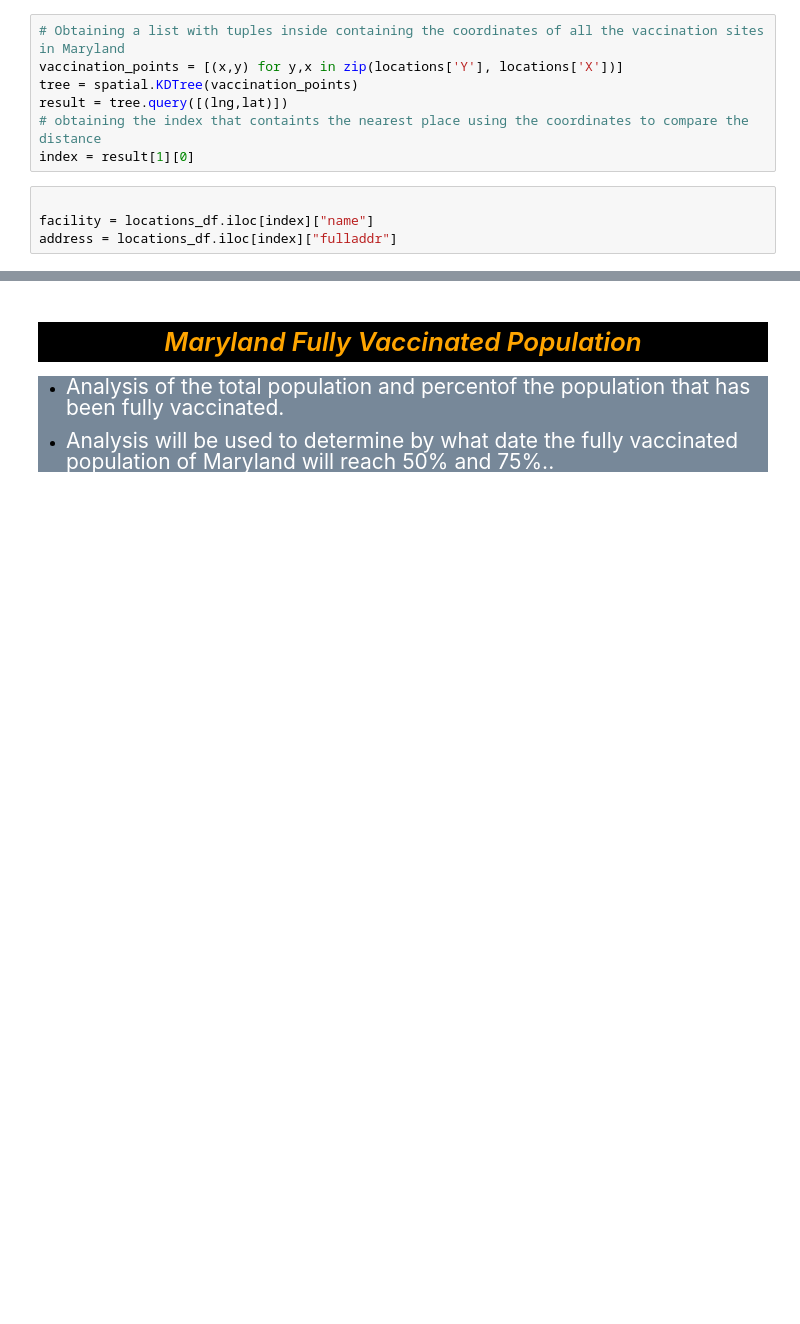
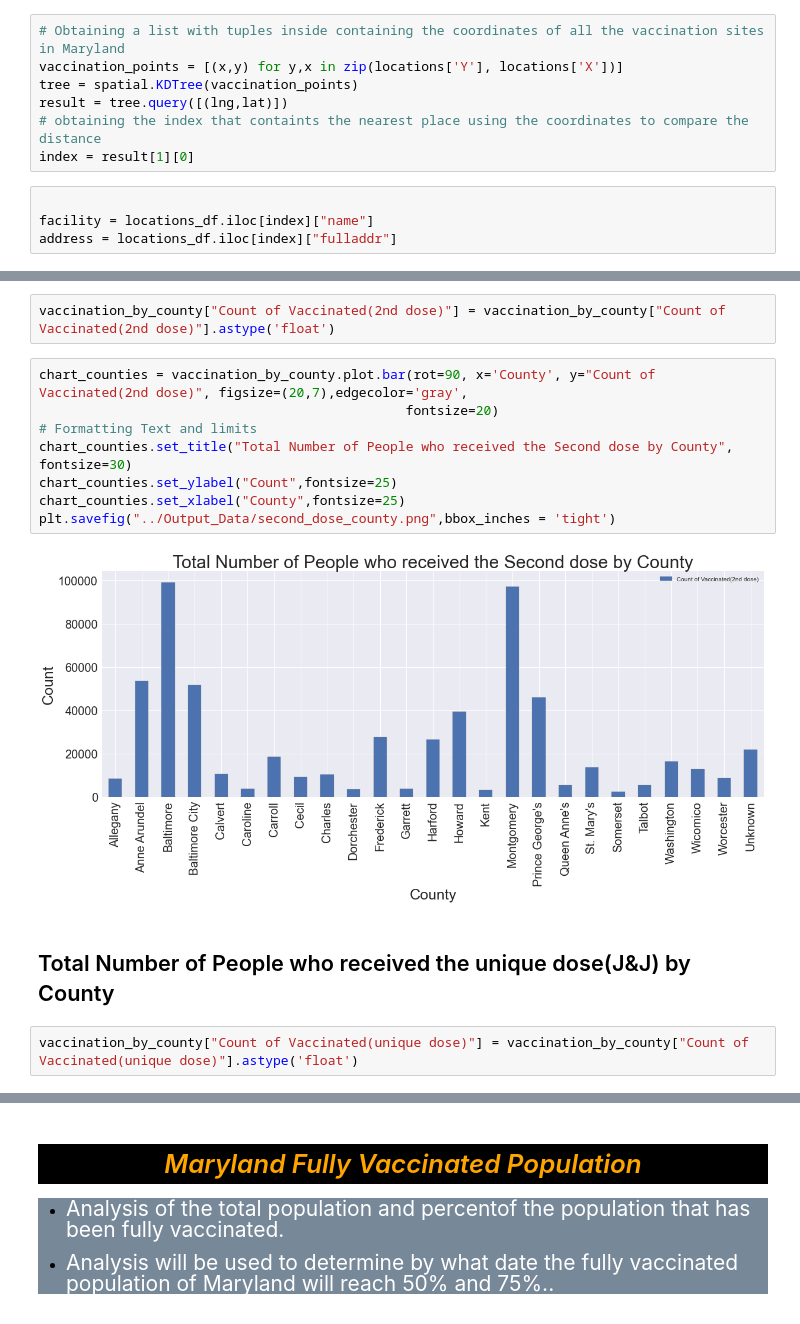
Before and after one commit to ccgrace/maryland_vaccination, a Jupyter notebook: Covid19-Vaccination-Analysis/Vaccionation_in_Maryland_starter.ipynb, the cells around one changed output, grey strips where cells are left out. Drawn from its saved outputs; the diff is of its cells as text; blank space fills up the shorter version.

```diff
--- a/Covid19-Vaccination-Analysis/Vaccionation_in_Maryland_starter.ipynb
+++ b/Covid19-Vaccination-Analysis/Vaccionation_in_Maryland_starter.ipynb
@@ -189,0 +243,16 @@ located at: 209 N 3rd St Oakland MD 21550
+# %%
+vaccination_by_county["Count of Vaccinated(2nd dose)"] = vaccination_by_county["Count of Vaccinated(2nd dose)"].astype('float')
+# %%
+chart_counties = vaccination_by_county.plot.bar(rot=90, x='County', y="Count of Vaccinated(2nd dose)", figsize=(20,7),edgecolor='gray',
+                                               fontsize=20)
+# Formatting Text and limits
+chart_counties.set_title("Total Number of People who received the Second dose by County", fontsize=30)
+chart_counties.set_ylabel("Count",fontsize=25)
+chart_counties.set_xlabel("County",fontsize=25)
+plt.savefig("../Output_Data/second_dose_county.png",bbox_inches = 'tight')
+# %% [output]
+[figure, added]
+# %% [markdown]
+## Total Number of People who received the unique dose(J&J) by County
+# %%
+vaccination_by_county["Count of Vaccinated(unique dose)"] = vaccination_by_county["Count of Vaccinated(unique dose)"].astype('float')
```
Also changed, not shown: parts of 13 cells of this notebook, 6 other files.
